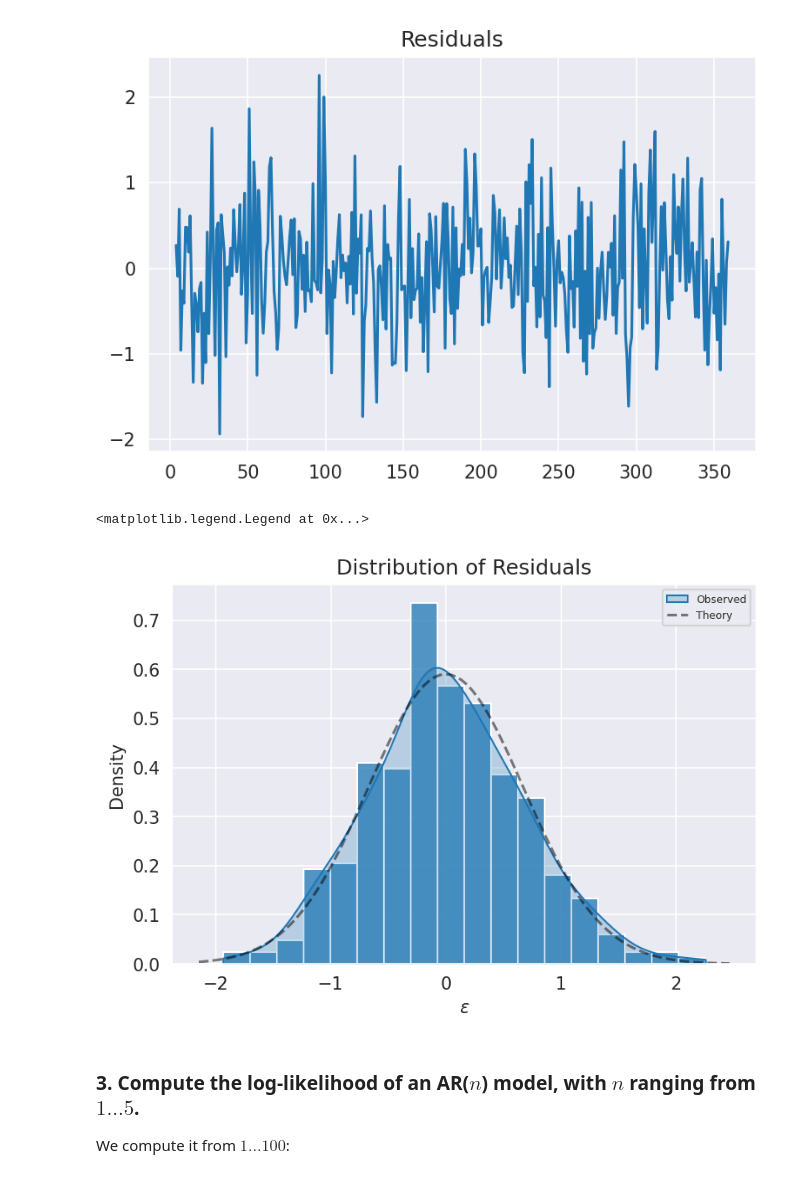
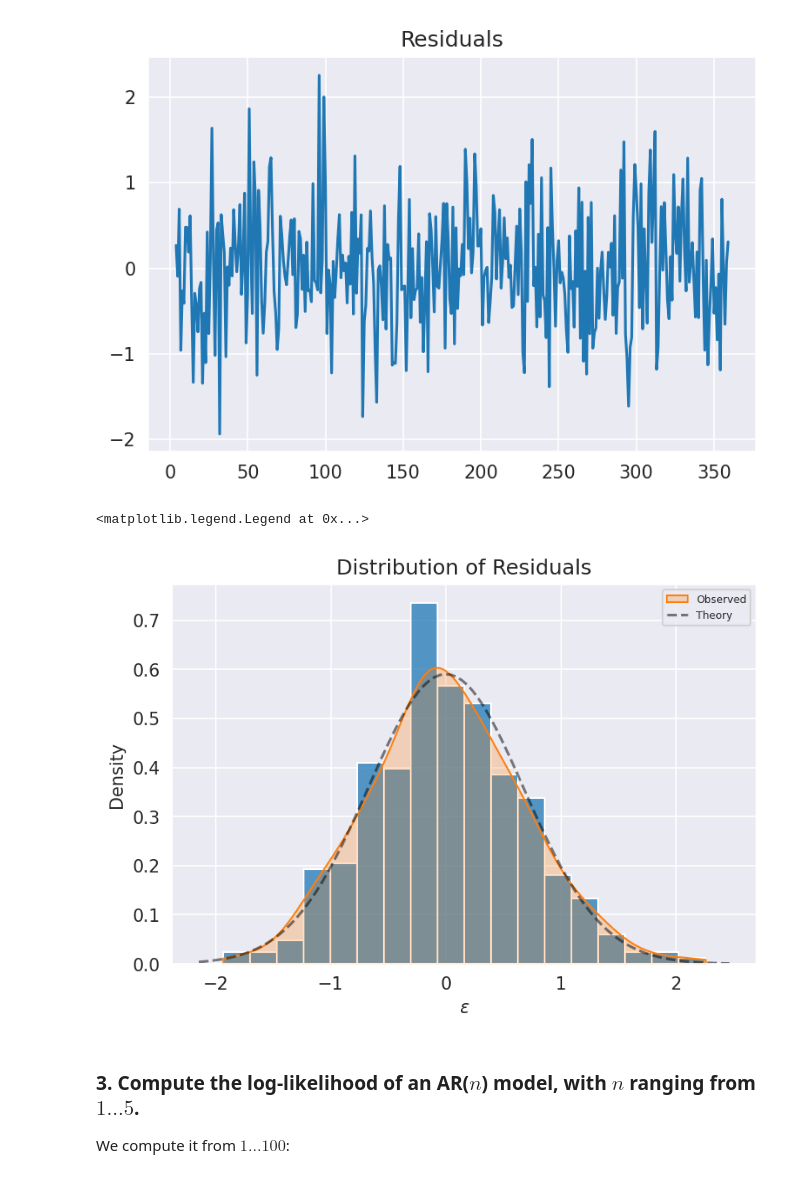
Before and after one commit to LarsKue/TSA-RNN, a Jupyter notebook: ex03/ex03.ipynb, the cells around one changed output. Cells and saved outputs as stored; diff of their text form; code cells hidden in the pictures.

Commit message:
Color Change

```diff
--- a/ex03/ex03.ipynb
+++ b/ex03/ex03.ipynb
@@ -84,16 +84,16 @@ Text(0.5, 1.0, 'Residuals')
 [figure]
 # %%
 sns.histplot(data=residuals, stat="density")
-sns.kdeplot(data=residuals, color="C0", fill=True, cut=0, label="Observed", ax=plt.gca())
+sns.kdeplot(data=residuals, fill=True, cut=0, label="Observed", ax=plt.gca())
 x = np.linspace(*plt.xlim(), num=100)
 y = scistats.norm.pdf(x, scale=sigma)
 plt.plot(x, y, ls="--", alpha=0.5, color="black", label="Theory")
 plt.xlabel(r"$\varepsilon$")
 plt.title("Distribution of Residuals")
 plt.legend()
 # %% [output]
 <matplotlib.legend.Legend at 0x...>
-[figure, old version]
+[figure, new version]
 # %% [markdown]
 ### 3. Compute the log-likelihood of an AR($n$) model, with $n$ ranging from $1...5$.
 
```
